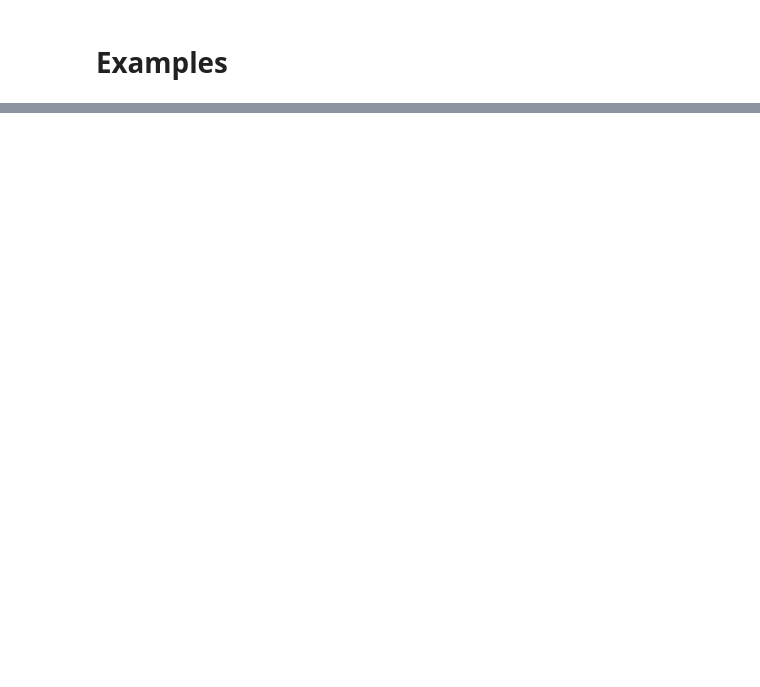
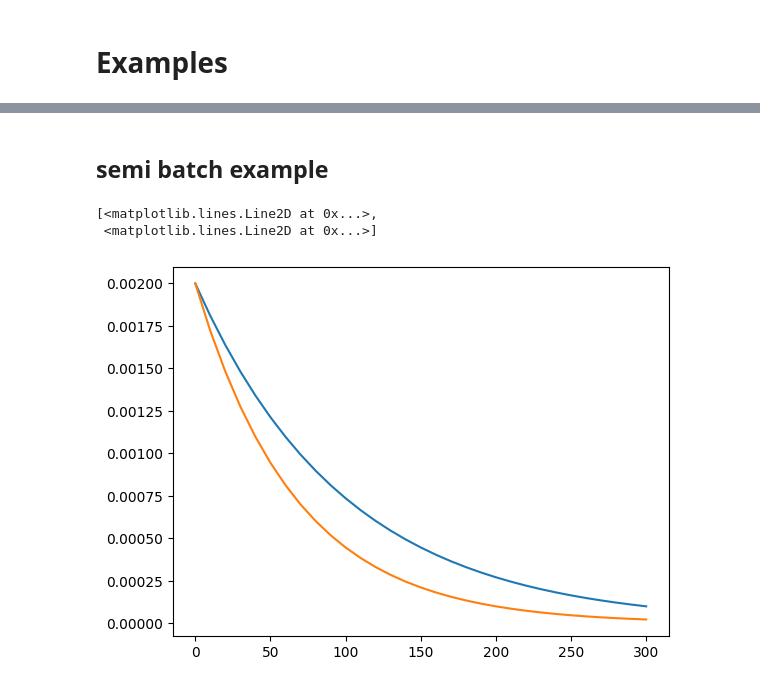
Before and after one commit to not-keertana/PYKINEMODE-CODE-IMPROVEMENT, a Jupyter notebook: code/Pykinemod_with_inputs.ipynb, the cells around one changed output, grey strips where cells are left out. Saved outputs shown, nothing was run; the diff lists cells and outputs as text; code cells hidden in the pictures; blank space fills up the shorter version.

```diff
--- a/code/Pykinemod_with_inputs.ipynb
+++ b/code/Pykinemod_with_inputs.ipynb
@@ -3961,0 +3138,2 @@ One or more species names in concentration data file are invalid. Allowed names:
+# %% [markdown]
+## semi batch example
@@ -3961,0 +3231,6 @@ One or more species names in concentration data file are invalid. Allowed names:
+# %%
+plt.plot(uin)
+# %% [output]
+[<matplotlib.lines.Line2D at 0x...>,
+ <matplotlib.lines.Line2D at 0x...>]
+[figure, added]
```
Also changed, not shown: parts of 43 cells of this notebook, 4 other files.
